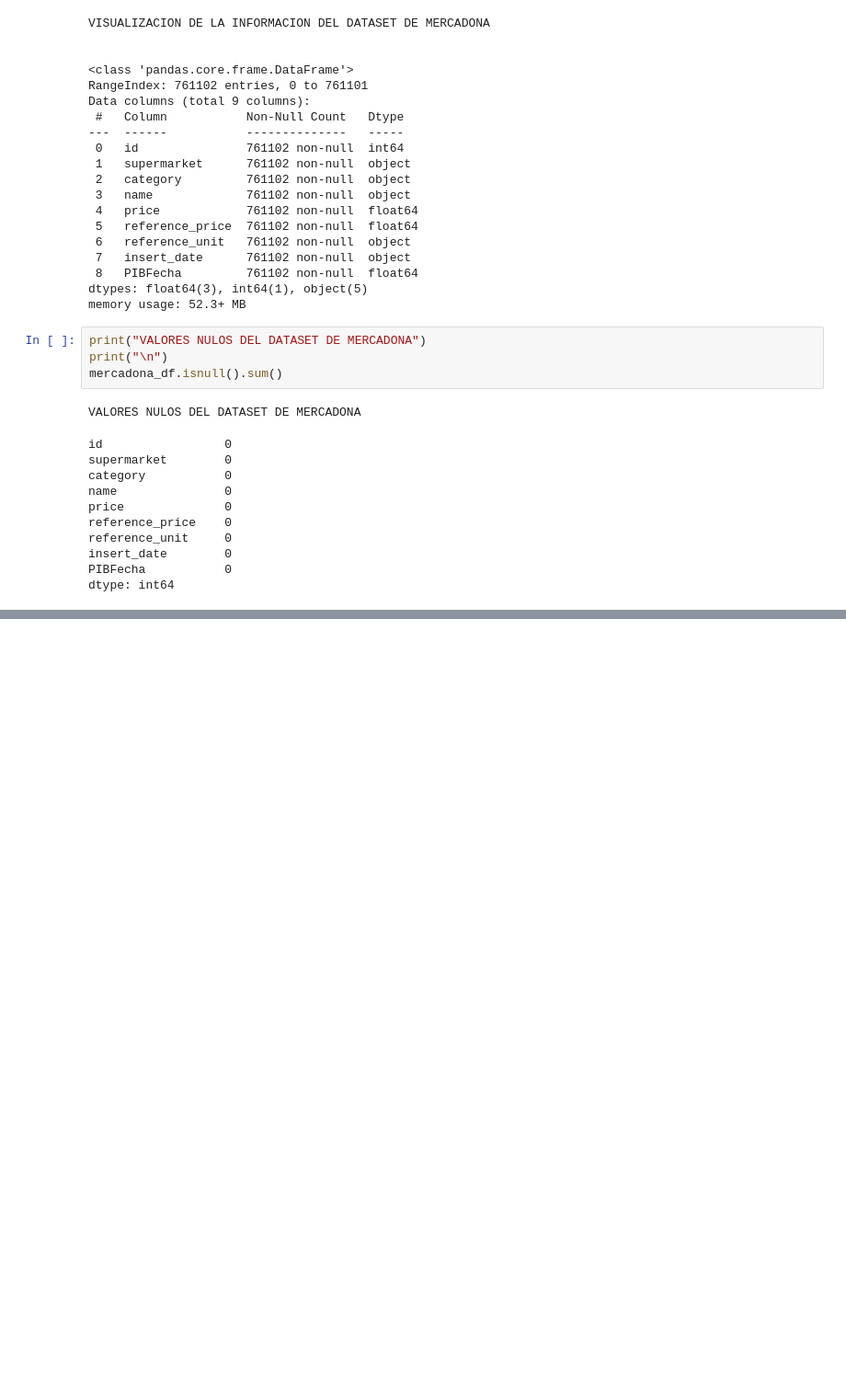
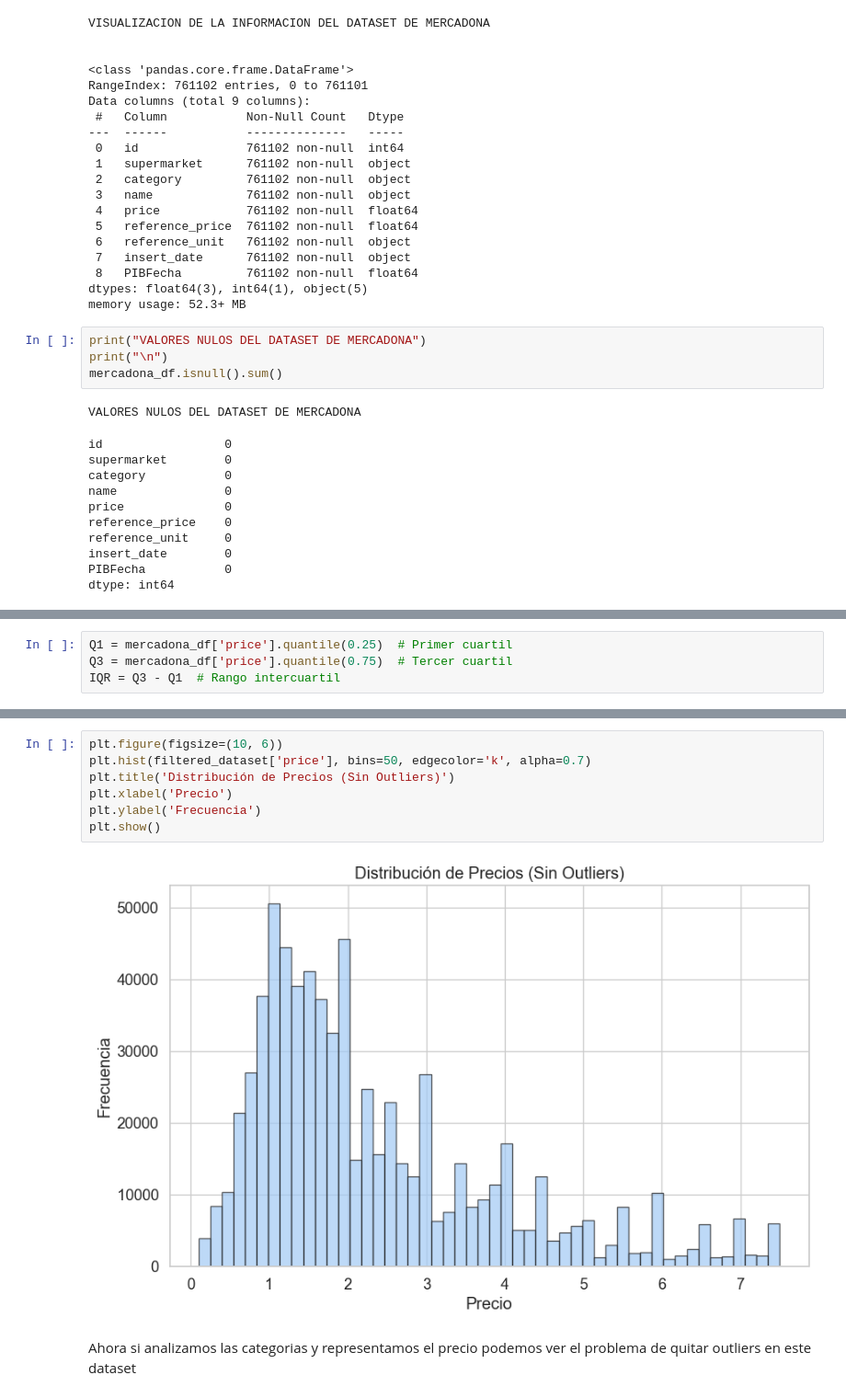
Before and after one commit to JaimeRevilla/MachLearnChicagoCrimes, a Jupyter notebook: analisis_exploratorio.ipynb, the cells around one changed output, grey strips where cells are left out. Shown at 92% size. Cells and saved outputs as stored; diff of their text form; blank space fills up the shorter version.

```diff
--- a/analisis_exploratorio.ipynb
+++ b/analisis_exploratorio.ipynb
@@ -74,0 +131,4 @@ dtype: int64
+# %%
+Q1 = mercadona_df['price'].quantile(0.25)  # Primer cuartil
+Q3 = mercadona_df['price'].quantile(0.75)  # Tercer cuartil
+IQR = Q3 - Q1  # Rango intercuartil
@@ -74,0 +160,11 @@ dtype: int64
+# %%
+plt.figure(figsize=(10, 6))
+plt.hist(filtered_dataset['price'], bins=50, edgecolor='k', alpha=0.7)
+plt.title('Distribución de Precios (Sin Outliers)')
+plt.xlabel('Precio')
+plt.ylabel('Frecuencia')
+plt.show()
+# %% [output]
+[figure, added]
+# %% [markdown]
+Ahora si analizamos las categorias y representamos el precio podemos ver el problema de quitar outliers en este dataset
```
Also changed, not shown: parts of 44 cells of this notebook.
